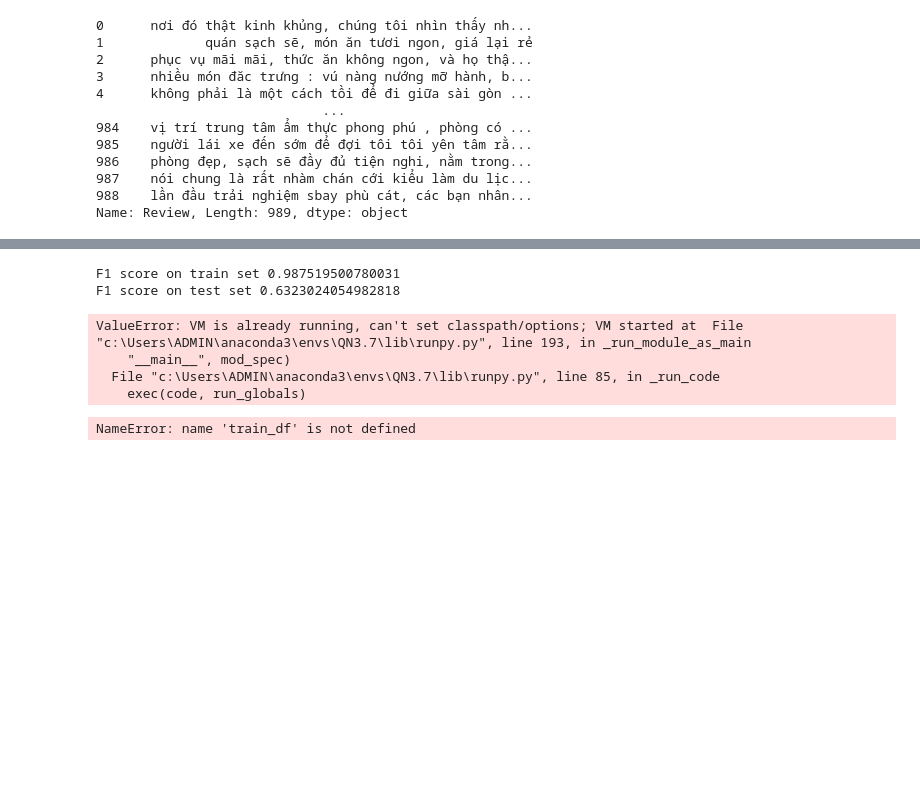
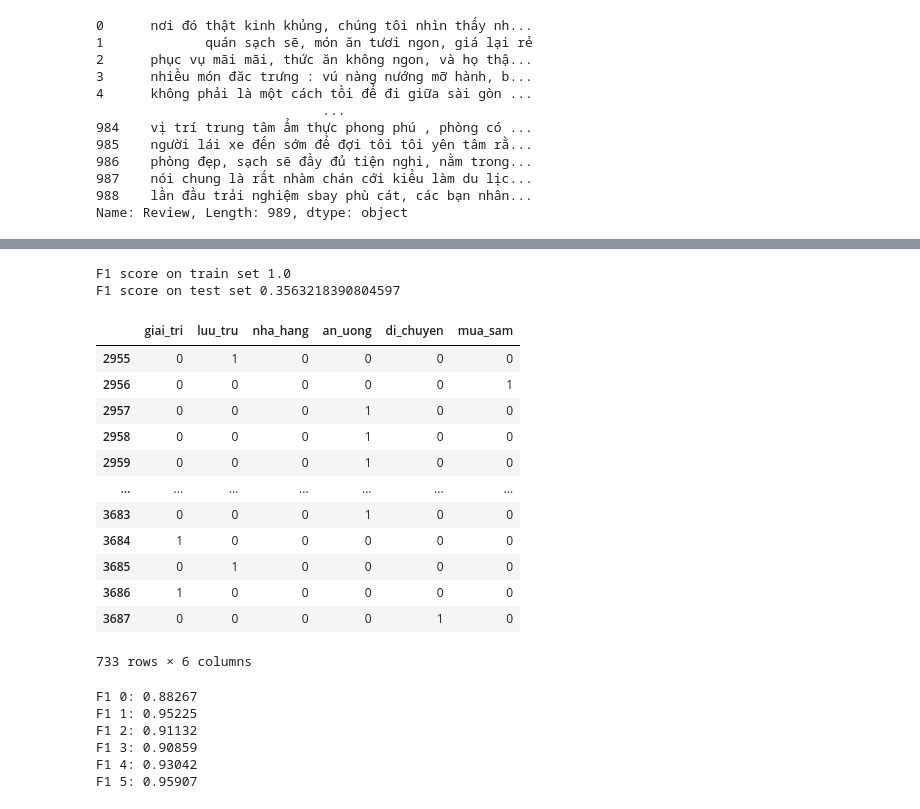
Before and after one commit to anhtuanluu/Problem2, a Jupyter notebook: analysis.ipynb, the cells around one changed output, grey strips where cells are left out. Saved outputs shown, nothing was run; the diff lists cells and outputs as text; code cells hidden in the pictures; blank space fills up the shorter version.

```diff
--- a/analysis.ipynb
+++ b/analysis.ipynb
@@ -15,3 +16,5 @@ a[:, 0].sum()
+# %%
+df["Review_preprocess"] = df1.Review
 # %%
 train_df.head()
 # %% [output]
@@ -159,3 +128,6 @@ from sklearn.ensemble import RandomForestRegressor
 from sklearn.svm import SVC
 from sklearn.naive_bayes import MultinomialNB
 from xgboost import XGBClassifier
+# %%
+train_df = df[:2955]
+test_df = df[2955:]
@@ -170,11 +152,12 @@ y_train_a5 = train_df['a4'].clip(upper=1)
 # %%
-x_test = test_df['Review']
-y_test_a0 = test_df['a0'].clip(upper=1)
-y_test_a1 = test_df['a1'].clip(upper=1)
-y_test_a2 = test_df['a2'].clip(upper=1)
-y_test_a3 = test_df['a3'].clip(upper=1)
-y_test_a4 = test_df['a4'].clip(upper=1)
-y_test_a5 = test_df['a4'].clip(upper=1)
+x_test = test_df['Review_preprocess']
+y_test = test_df[a_col].clip(upper=1)
+y_test_a0 = test_df['giai_tri'].clip(upper=1)
+y_test_a1 = test_df['luu_tru'].clip(upper=1)
+y_test_a2 = test_df['nha_hang'].clip(upper=1)
+y_test_a3 = test_df['an_uong'].clip(upper=1)
+y_test_a4 = test_df['di_chuyen'].clip(upper=1)
+y_test_a5 = test_df['mua_sam'].clip(upper=1)
 # %%
 x_train.head()
 # %% [output]
@@ -397,26 +272,13 @@ test_results=model_3.predict(test_texts)
 # %%
-f1_train=f1_score(y_train_a1, train_results)
+from sklearn.svm import LinearSVC
+linear = LinearSVC()
+linear.fit(train_texts_scale, y_train_a0)
+train_results=linear.predict(train_texts_scale)
+test_results=linear.predict(test_texts_scale)
+f1_train=f1_score(y_train_a0, train_results)
 print(f'F1 score on train set {f1_train}')
-f1_test=f1_score(y_test_a1, test_results)
+f1_test=f1_score(y_test_a0, test_results)
 print(f'F1 score on test set {f1_test}')
 # %% [output]
-F1 score on train set 0.987519500780031
-F1 score on test set 0.6323024054982818
+F1 score on train set 1.0
+F1 score on test set 0.3563218390804597
-# %%
-import py_vncorenlp
-import pandas as pd
-from utils import *
-
-rdrsegmenter = py_vncorenlp.VnCoreNLP(annotators=["wseg"], save_dir='E:\\OneDrive\\Hackathon\\Problem2\\vncorenlp')
-
-train_df = pd.read_csv('data\\train-problem2.csv')
-test_df = pd.read_csv('data\\train-problem2.csv')
-# %% [output]
-ValueError: VM is already running, can't set classpath/options; VM started at  File "c:\Users\ADMIN\anaconda3\envs\QN3.7\lib\runpy.py", line 193, in _run_module_as_main
-    "__main__", mod_spec)
-  File "c:\Users\ADMIN\anaconda3\envs\QN3.7\lib\runpy.py", line 85, in _run_code
-    exec(code, run_globals)
-# %%
-train_df
-# %% [output]
-NameError: name 'train_df' is not defined
@@ -422,0 +305,26 @@ NameError: name 'train_df' is not defined
+# %%
+y_test
+# %% [output]
+|  | giai_tri | luu_tru | nha_hang | an_uong | di_chuyen | mua_sam |
+| 2955 | 0 | 1 | 0 | 0 | 0 | 0 |
+| 2956 | 0 | 0 | 0 | 0 | 0 | 1 |
+| 2957 | 0 | 0 | 0 | 1 | 0 | 0 |
+| 2958 | 0 | 0 | 0 | 1 | 0 | 0 |
+| 2959 | 0 | 0 | 0 | 1 | 0 | 0 |
+| ... | ... | ... | ... | ... | ... | ... |
+| 3683 | 0 | 0 | 0 | 1 | 0 | 0 |
+| 3684 | 1 | 0 | 0 | 0 | 0 | 0 |
+| 3685 | 0 | 1 | 0 | 0 | 0 | 0 |
+| 3686 | 1 | 0 | 0 | 0 | 0 | 0 |
+| 3687 | 0 | 0 | 0 | 0 | 1 | 0 |
+733 rows × 6 columns
+# %%
+for i in range(6):
+    print('F1 {}: {:.5f}'.format(i, accuracy_score(y_test.to_numpy()[:, i], test_results[:, i])))
+# %% [output]
+F1 0: 0.88267
+F1 1: 0.95225
+F1 2: 0.91132
+F1 3: 0.90859
+F1 4: 0.93042
+F1 5: 0.95907
```
Also changed, not shown: parts of 45 cells of this notebook, 3 other files.
